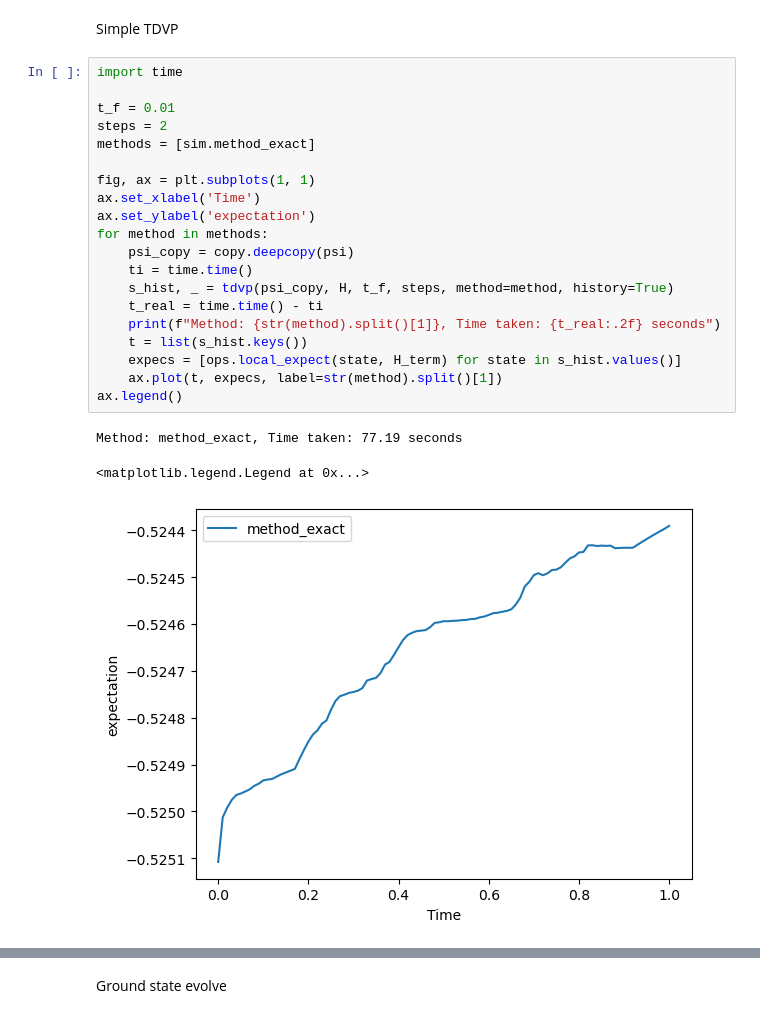
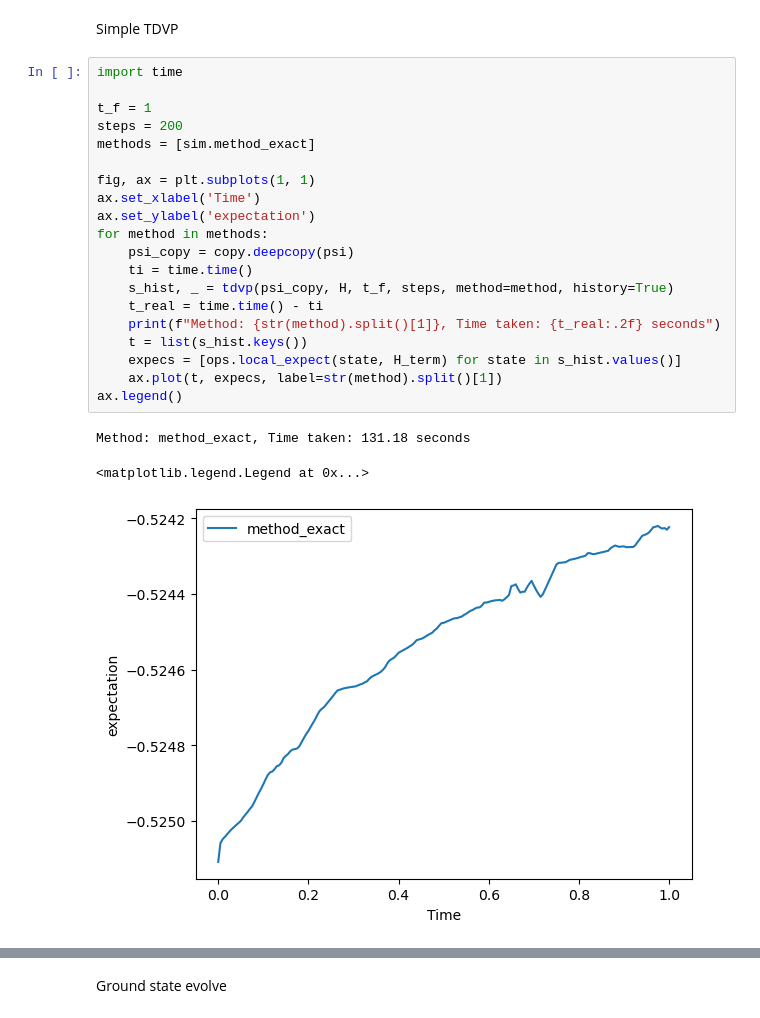
Before and after one commit to OscarCharlieST/quantum-tensor, a Jupyter notebook: active.ipynb, the cells around one changed output, grey strips where cells are left out. Cells and saved outputs as stored; diff of their text form.

```diff
--- a/active.ipynb
+++ b/active.ipynb
@@ -28,27 +28,27 @@ Simple TDVP
 # %%
 import time
 
-t_f = 0.01
-steps = 2
+t_f = 1
+steps = 200
 methods = [sim.method_exact]
 
 fig, ax = plt.subplots(1, 1)
 ax.set_xlabel('Time')
 ax.set_ylabel('expectation')
 for method in methods:
     psi_copy = copy.deepcopy(psi)
     ti = time.time()
     s_hist, _ = tdvp(psi_copy, H, t_f, steps, method=method, history=True)
     t_real = time.time() - ti
     print(f"Method: {str(method).split()[1]}, Time taken: {t_real:.2f} seconds")
     t = list(s_hist.keys())
     expecs = [ops.local_expect(state, H_term) for state in s_hist.values()]
     ax.plot(t, expecs, label=str(method).split()[1])
 ax.legend()
 # %% [output]
-Method: method_exact, Time taken: 77.19 seconds
+Method: method_exact, Time taken: 131.18 seconds
 <matplotlib.legend.Legend at 0x...>
-[figure, old version]
+[figure, new version]
 # %%
 vis.plot_energy_density_evolution(s_hist, H_terms)
 # %% [output]
```
Also changed, not shown: parts of 12 cells of this notebook, 1 other file.
